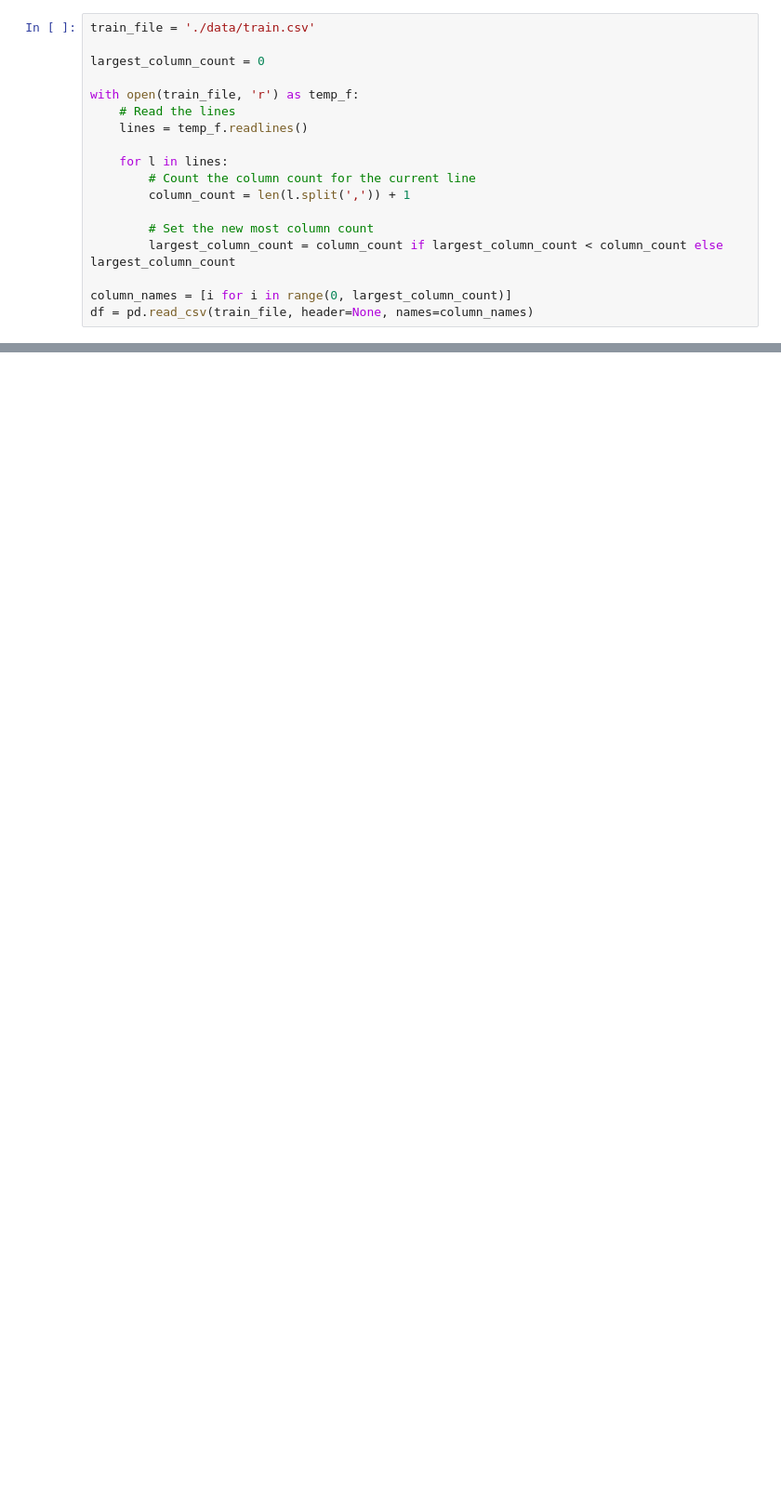
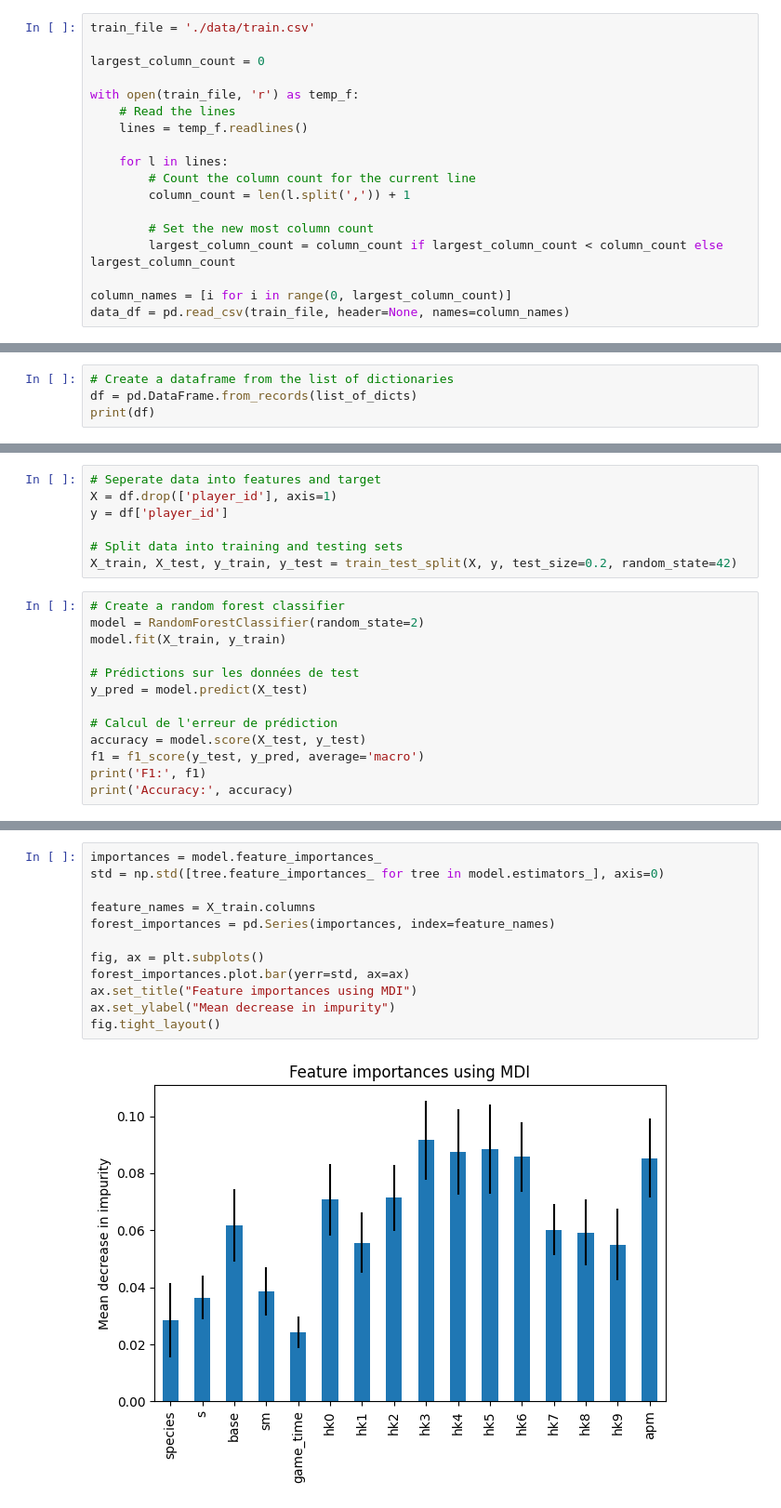
Before and after one commit to minhduc-phung/INStarCraft2-DM, a Jupyter notebook: main_notebook.ipynb, the cells around one changed output, grey strips where cells are left out. Shown: that part at 93% size. Saved outputs shown, nothing was run; the diff lists cells and outputs as text; blank space fills up the shorter version.

```diff
--- a/main_notebook.ipynb
+++ b/main_notebook.ipynb
@@ -54,4 +63,4 @@ with open(train_file, 'r') as temp_f:
         largest_column_count = column_count if largest_column_count < column_count else largest_column_count
 
 column_names = [i for i in range(0, largest_column_count)]
-df = pd.read_csv(train_file, header=None, names=column_names)
+data_df = pd.read_csv(train_file, header=None, names=column_names)
@@ -86,0 +202,4 @@ for value in mydict.values():
+# %%
+# Create a dataframe from the list of dictionaries
+df = pd.DataFrame.from_records(list_of_dicts)
+print(df)
@@ -86,0 +224,20 @@ for value in mydict.values():
+# %%
+# Seperate data into features and target
+X = df.drop(['player_id'], axis=1)
+y = df['player_id']
+
+# Split data into training and testing sets
+X_train, X_test, y_train, y_test = train_test_split(X, y, test_size=0.2, random_state=42)
+# %%
+# Create a random forest classifier
+model = RandomForestClassifier(random_state=2)
+model.fit(X_train, y_train)
+
+# Prédictions sur les données de test
+y_pred = model.predict(X_test)
+
+# Calcul de l'erreur de prédiction
+accuracy = model.score(X_test, y_test)
+f1 = f1_score(y_test, y_pred, average='macro')
+print('F1:', f1)
+print('Accuracy:', accuracy)
@@ -86,0 +247,14 @@ for value in mydict.values():
+# %%
+importances = model.feature_importances_
+std = np.std([tree.feature_importances_ for tree in model.estimators_], axis=0)
+
+feature_names = X_train.columns
+forest_importances = pd.Series(importances, index=feature_names)
+
+fig, ax = plt.subplots()
+forest_importances.plot.bar(yerr=std, ax=ax)
+ax.set_title("Feature importances using MDI")
+ax.set_ylabel("Mean decrease in impurity")
+fig.tight_layout()
+# %% [output]
+[figure, added]
```
Also changed, not shown: parts of 15 cells of this notebook, 3 other files.
